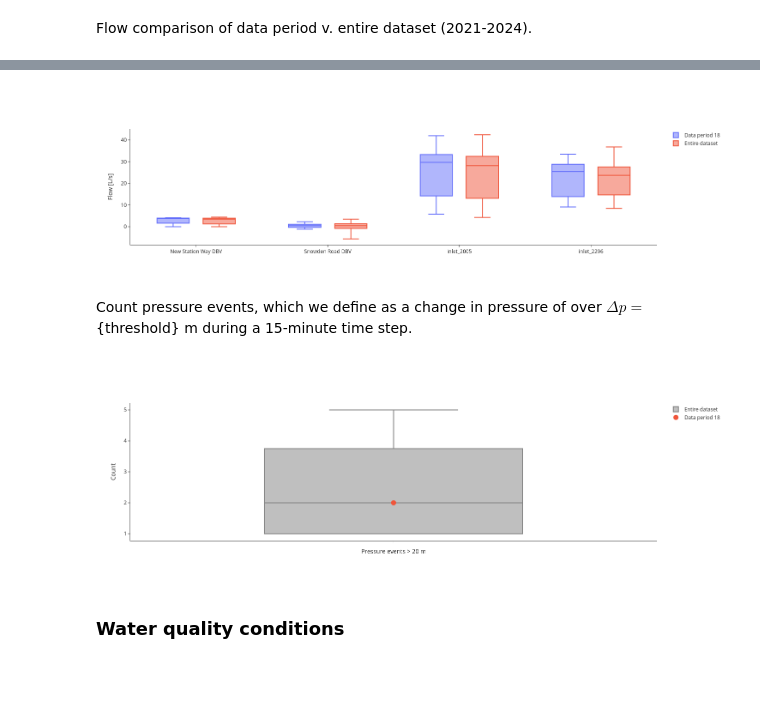
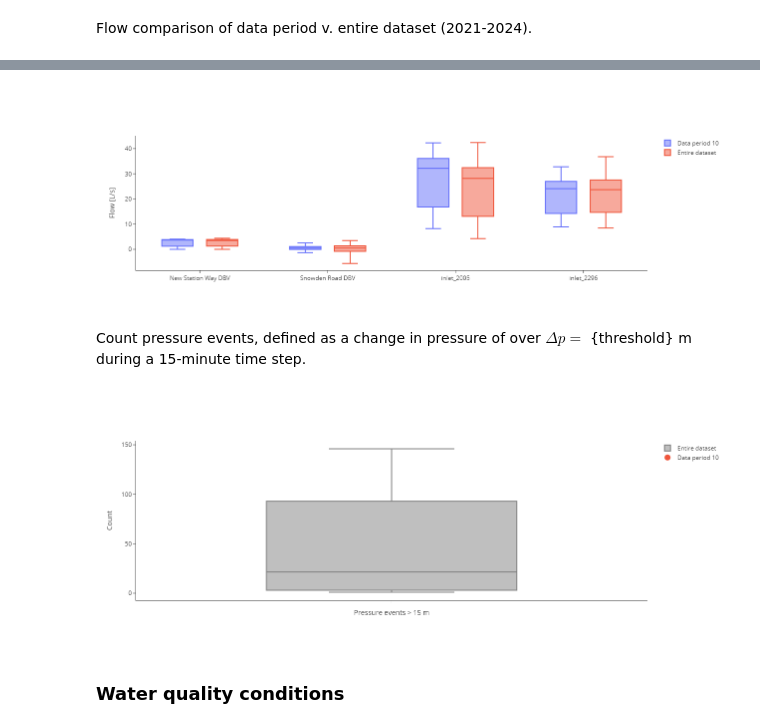
Before and after one commit to bradleywjenks/bayesian-wq-calibration, a Jupyter notebook: notebooks/01-data-period-features.ipynb, the cells around one changed output, grey strips where cells are left out. Cells and saved outputs as stored; diff of their text form; code cells hidden in the pictures; blank space fills up the shorter version.

```diff
--- a/notebooks/01-data-period-features.ipynb
+++ b/notebooks/01-data-period-features.ipynb
@@ -15,7 +16,7 @@ from bayesian_wq_calibration.data import get_sensor_stats, count_pressure_events
 # %% [markdown]
 Load sensing data for selected data period.
 # %%
-data_period = 18 # 19 calibration events (as at 30 September 2024)
+data_period = 10 # 19 calibration events (as at 30 September 2024)
 
 try:
     flow_df = pd.read_csv(TIMESERIES_DIR / f"processed/{str(data_period).zfill(2)}-flow.csv")
@@ -134,6 +111,8 @@ Flow statistics for entire dataset.
 # %%
-# boxplots
-default_colors = plotly.colors.qualitative.Plotly
+plot_flow_df = plot_flow_df.dropna(subset=['mean'])
+flow_period_stats = plot_flow_df.groupby('bwfl_id')['mean'].describe(percentiles=[.01, .10, .25, .50, .75, .90, .99])
+flow_dataset_stats = get_sensor_stats('flow', flow_bwfl_ids)
+
 fig = go.Figure()
 
 for i, bwfl_id in enumerate(flow_period_stats.index):
@@ -186,6 +165,6 @@ fig.update_layout(
 
 fig.show()
 # %% [output]
-[figure, old version]
+[figure, new version]
 # %% [markdown]
-Count pressure events, which we define as a change in pressure of over $\Delta p=$ {threshold} m during a 15-minute time step.
+Count pressure events, defined as a change in pressure of over $\Delta p=$ {threshold} m during a 15-minute time step.
@@ -195,42 +171,44 @@ pressure_events = count_pressure_events(threshold=threshold)
 # %%
-# plot comparison between data period and max event count for all data periods
+p_threshold = 15
+pressure_events = count_pressure_events(threshold=p_threshold)
+
 fig = go.Figure()
 
 fig.add_trace(go.Box(
     y=pressure_events,
-    x=['Field Lab'] * len(pressure_events),
+    x=['num_events'] * len(pressure_events),
     name='Entire dataset',
     marker_color='grey',
     boxpoints=False
 ))
 
 fig.add_trace(go.Scatter(
     y=[pressure_events[data_period-1]],
-    x=['Field Lab'],
+    x=['num_events'],
     marker_color=default_colors[1],
     marker=dict(color=default_colors[1], size=12),
     mode="markers",
     name=f'Data period {str(data_period).zfill(2)}',
 ))
 
 fig.update_layout(
     yaxis_title='Count',
-    xaxis_title=f"Pressure events > {threshold} m",
+    xaxis_title=f"Pressure events > {p_threshold} m",
     template='simple_white',
     height=500,
     width=500,
     xaxis=dict(
         showticklabels=False
     ),
     yaxis=dict(
         range=[0, None],
         tickformat=',d',
         nticks=6
     )
 )
 
 fig.show()
 # %% [output]
-[figure, old version]
+[figure, new version]
 # %% [markdown]
 ### Water quality conditions
```
Also changed, not shown: parts of 14 cells of this notebook, 1 other file.
